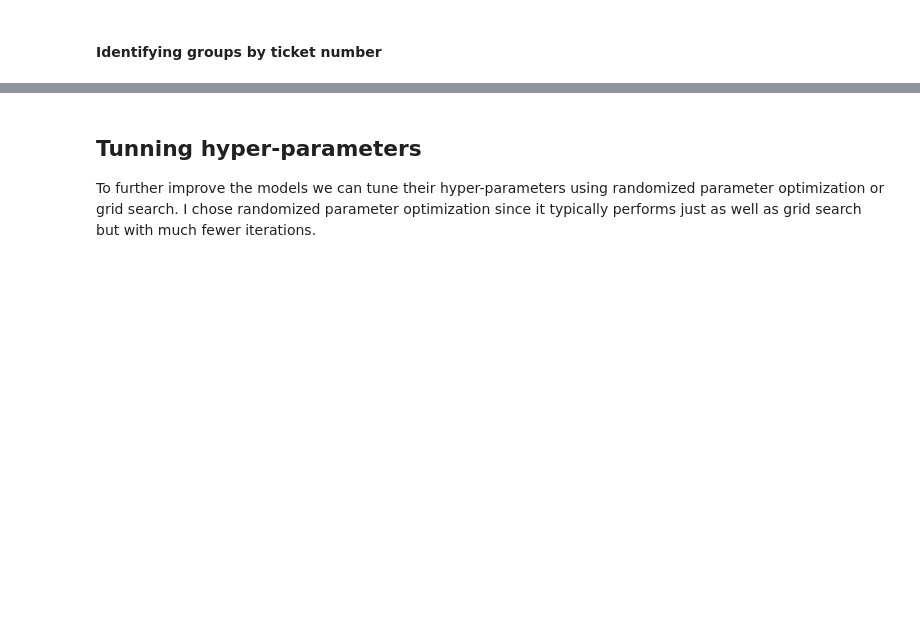
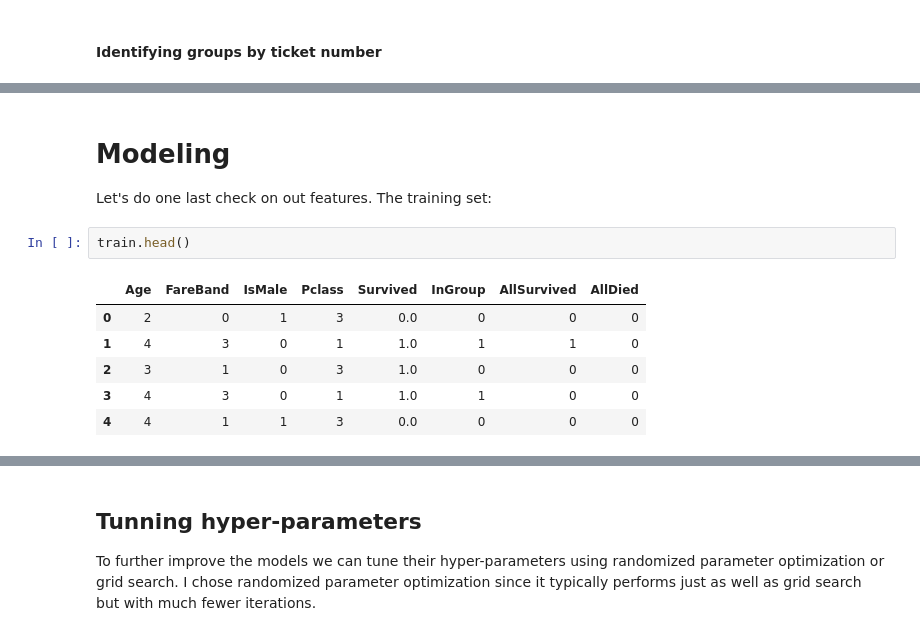
Before and after one commit to davidtvs/kaggle-titanic, a Jupyter notebook: surviving-the-titanic.ipynb, the cells around one changed output, grey strips where cells are left out. Drawn from its saved outputs; the diff is of its cells as text; blank space fills up the shorter version.

```diff
--- a/surviving-the-titanic.ipynb
+++ b/surviving-the-titanic.ipynb
@@ -462,0 +534,13 @@ dataset.tail()
+# %% [markdown]
+# Modeling
+
+Let's do one last check on out features. The training set:
+# %%
+train.head()
+# %% [output]
+|  | Age | FareBand | IsMale | Pclass | Survived | InGroup | AllSurvived | AllDied |
+| 0 | 2 | 0 | 1 | 3 | 0.0 | 0 | 0 | 0 |
+| 1 | 4 | 3 | 0 | 1 | 1.0 | 1 | 1 | 0 |
+| 2 | 3 | 1 | 0 | 3 | 1.0 | 0 | 0 | 0 |
+| 3 | 4 | 3 | 0 | 1 | 1.0 | 1 | 0 | 0 |
+| 4 | 4 | 1 | 1 | 3 | 0.0 | 0 | 0 | 0 |
```
Also changed, not shown: parts of 25 cells of this notebook.
